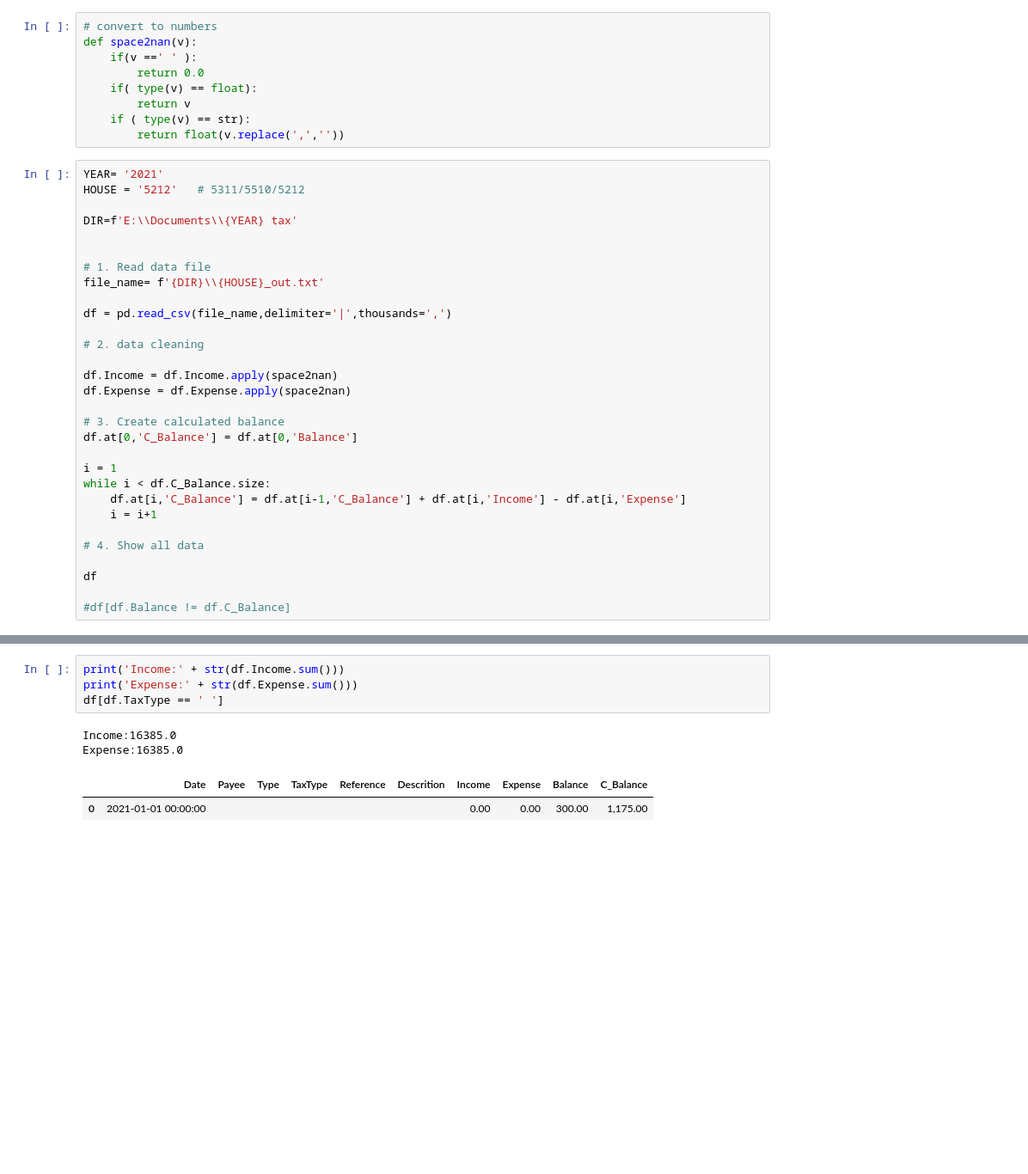
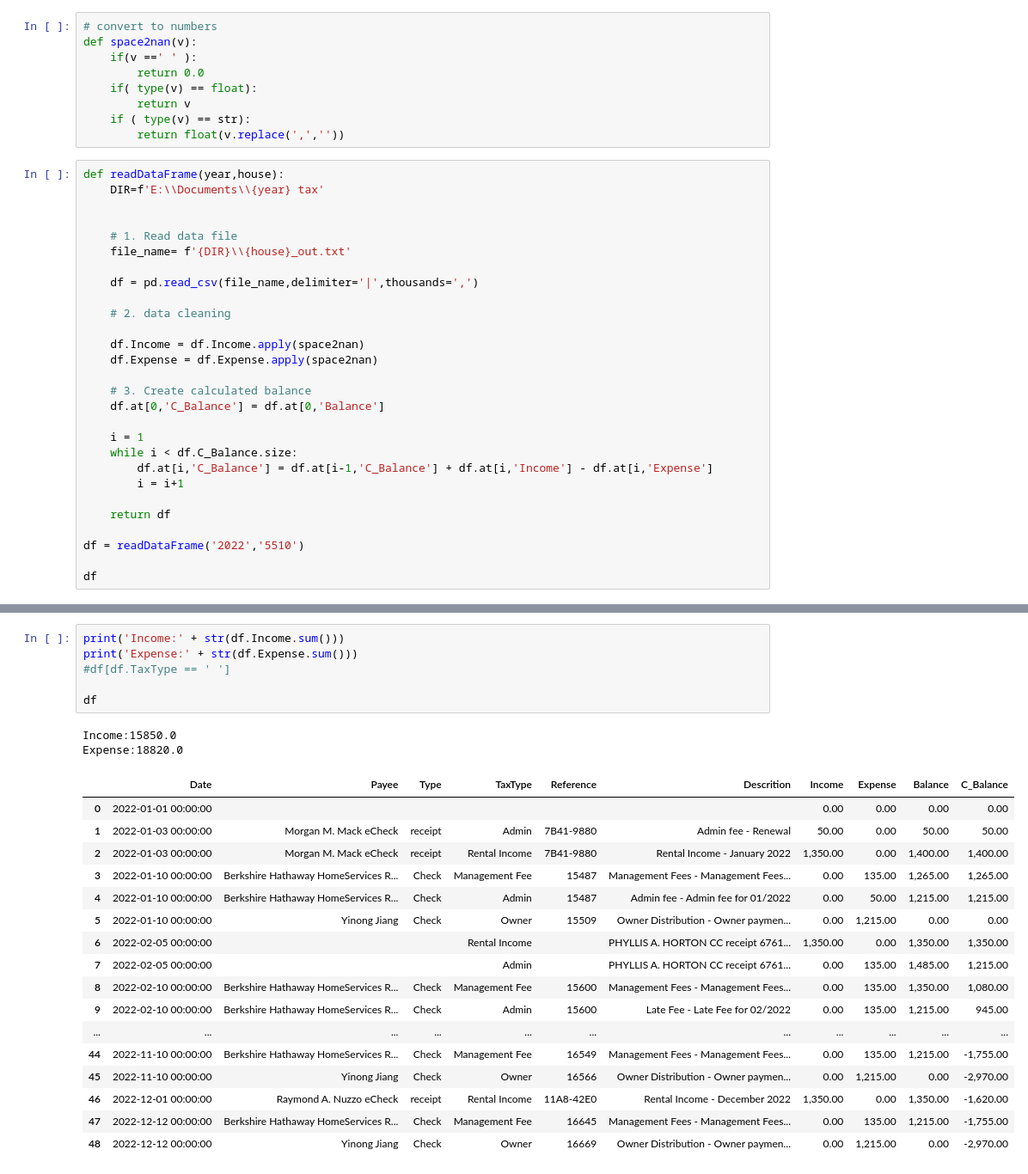
Before and after one commit to eddie588/Python, a Jupyter notebook: Notebook/Tax/Rental.ipynb, the cells around one changed output, grey strips where cells are left out. Shown at 86% size. Cells and saved outputs as stored; diff of their text form; blank space fills up the shorter version.

```diff
--- a/Notebook/Tax/Rental.ipynb
+++ b/Notebook/Tax/Rental.ipynb
@@ -13,33 +13,31 @@ def space2nan(v):
     if ( type(v) == str):
         return float(v.replace(',',''))
 # %%
-YEAR= '2021'
-HOUSE = '5212'   # 5311/5510/5212
-
-DIR=f'E:\\Documents\\{YEAR} tax'
+def readDataFrame(year,house):
+    DIR=f'E:\\Documents\\{year} tax'
 
 
-# 1. Read data file
-file_name= f'{DIR}\\{HOUSE}_out.txt'
+    # 1. Read data file
+    file_name= f'{DIR}\\{house}_out.txt'
 
-df = pd.read_csv(file_name,delimiter='|',thousands=',')
+    df = pd.read_csv(file_name,delimiter='|',thousands=',')
 
-# 2. data cleaning
+    # 2. data cleaning
 
-df.Income = df.Income.apply(space2nan)
-df.Expense = df.Expense.apply(space2nan)
+    df.Income = df.Income.apply(space2nan)
+    df.Expense = df.Expense.apply(space2nan)
 
-# 3. Create calculated balance
-df.at[0,'C_Balance'] = df.at[0,'Balance']
+    # 3. Create calculated balance
+    df.at[0,'C_Balance'] = df.at[0,'Balance']
 
-i = 1
-while i < df.C_Balance.size:
-    df.at[i,'C_Balance'] = df.at[i-1,'C_Balance'] + df.at[i,'Income'] - df.at[i,'Expense']
-    i = i+1
+    i = 1
+    while i < df.C_Balance.size:
+        df.at[i,'C_Balance'] = df.at[i-1,'C_Balance'] + df.at[i,'Income'] - df.at[i,'Expense']
+        i = i+1
 
-# 4. Show all data
+    return df
+
+df = readDataFrame('2022','5510')
 
 df
-
-#df[df.Balance != df.C_Balance]
 # %% [output]
@@ -64,9 +61,26 @@ E:\Documents\2021 tax\5212_out.txt
 # %%
 print('Income:' + str(df.Income.sum()))
 print('Expense:' + str(df.Expense.sum()))
-df[df.TaxType == ' ']
+#df[df.TaxType == ' ']
+
+df
 # %% [output]
-Income:16385.0
-Expense:16385.0
+Income:15850.0
+Expense:18820.0
 |  | Date | Payee | Type | TaxType | Reference | Descrition | Income | Expense | Balance | C_Balance |
-| 0 | 2021-01-01 00:00:00 |  |  |  |  |  | 0.00 | 0.00 | 300.00 | 1,175.00 |
+| 0 | 2022-01-01 00:00:00 |  |  |  |  |  | 0.00 | 0.00 | 0.00 | 0.00 |
+| 1 | 2022-01-03 00:00:00 | Morgan M. Mack eCheck | receipt | Admin | 7B41-9880 | Admin fee - Renewal | 50.00 | 0.00 | 50.00 | 50.00 |
+| 2 | 2022-01-03 00:00:00 | Morgan M. Mack eCheck | receipt | Rental Income | 7B41-9880 | Rental Income - January 2022 | 1,350.00 | 0.00 | 1,400.00 | 1,400.00 |
+| 3 | 2022-01-10 00:00:00 | Berkshire Hathaway HomeServices R... | Check | Management Fee | 15487 | Management Fees - Management Fees... | 0.00 | 135.00 | 1,265.00 | 1,265.00 |
+| 4 | 2022-01-10 00:00:00 | Berkshire Hathaway HomeServices R... | Check | Admin | 15487 | Admin fee - Admin fee for 01/2022 | 0.00 | 50.00 | 1,215.00 | 1,215.00 |
+| 5 | 2022-01-10 00:00:00 | Yinong Jiang | Check | Owner | 15509 | Owner Distribution - Owner paymen... | 0.00 | 1,215.00 | 0.00 | 0.00 |
+| 6 | 2022-02-05 00:00:00 |  |  | Rental Income |  | PHYLLIS A. HORTON CC receipt 6761... | 1,350.00 | 0.00 | 1,350.00 | 1,350.00 |
+| 7 | 2022-02-05 00:00:00 |  |  | Admin |  | PHYLLIS A. HORTON CC receipt 6761... | 0.00 | 135.00 | 1,485.00 | 1,215.00 |
+| 8 | 2022-02-10 00:00:00 | Berkshire Hathaway HomeServices R... | Check | Management Fee | 15600 | Management Fees - Management Fees... | 0.00 | 135.00 | 1,350.00 | 1,080.00 |
+| 9 | 2022-02-10 00:00:00 | Berkshire Hathaway HomeServices R... | Check | Admin | 15600 | Late Fee - Late Fee for 02/2022 | 0.00 | 135.00 | 1,215.00 | 945.00 |
+| ... | ... | ... | ... | ... | ... | ... | ... | ... | ... | ... |
+| 44 | 2022-11-10 00:00:00 | Berkshire Hathaway HomeServices R... | Check | Management Fee | 16549 | Management Fees - Management Fees... | 0.00 | 135.00 | 1,215.00 | -1,755.00 |
+| 45 | 2022-11-10 00:00:00 | Yinong Jiang | Check | Owner | 16566 | Owner Distribution - Owner paymen... | 0.00 | 1,215.00 | 0.00 | -2,970.00 |
+| 46 | 2022-12-01 00:00:00 | Raymond A. Nuzzo eCheck | receipt | Rental Income | 11A8-42E0 | Rental Income - December 2022 | 1,350.00 | 0.00 | 1,350.00 | -1,620.00 |
+| 47 | 2022-12-12 00:00:00 | Berkshire Hathaway HomeServices R... | Check | Management Fee | 16645 | Management Fees - Management Fees... | 0.00 | 135.00 | 1,215.00 | -1,755.00 |
+| 48 | 2022-12-12 00:00:00 | Yinong Jiang | Check | Owner | 16669 | Owner Distribution - Owner paymen... | 0.00 | 1,215.00 | 0.00 | -2,970.00 |
```
Also changed, not shown: parts of 3 cells of this notebook, 1 other file.
